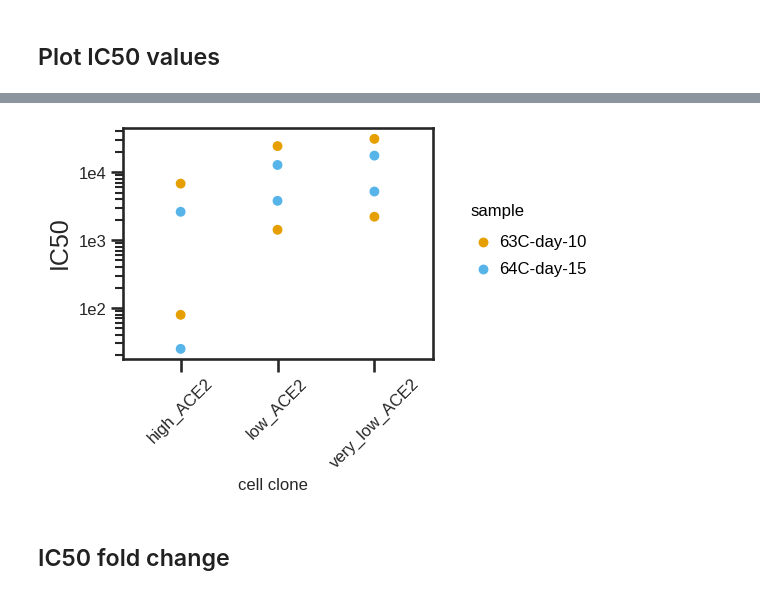
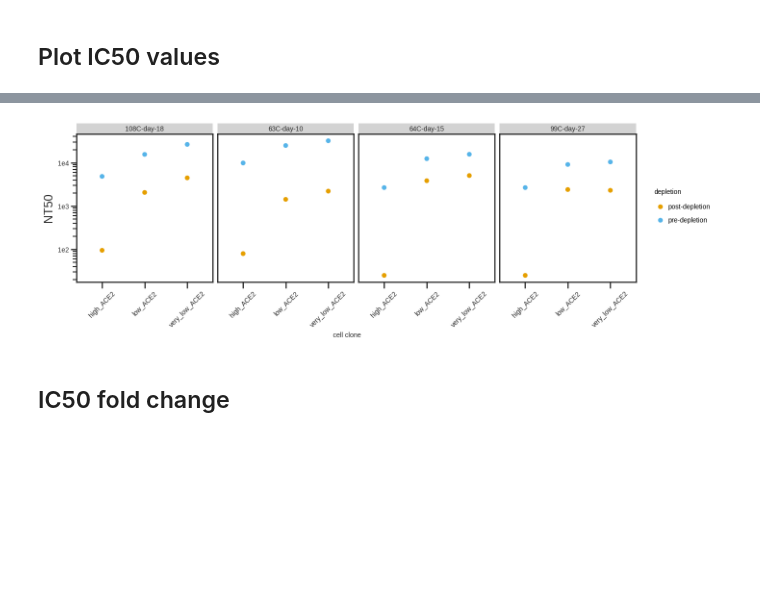
Before and after one commit to jbloomlab/Ace2_expression_neuts, a Jupyter notebook: virus_neutralization.ipynb, the cells around one changed output, grey strips where cells are left out. Cells and saved outputs as stored; diff of their text form; code cells hidden in the pictures; blank space fills up the shorter version.

```diff
--- a/virus_neutralization.ipynb
+++ b/virus_neutralization.ipynb
@@ -70,7 +72,7 @@ sample_information
 frac_infect_combined = list()
 
 for cells in frac_infect:
-    fits = neutcurve.CurveFits(cells, fixbottom= False,fixtop = False)
+    fits = neutcurve.CurveFits(cells, fixbottom= False)
     frac_infect_combined.append(fits)
 # %%
 fitparams_combined = pd.DataFrame() # create empty data frame
@@ -135,23 +144,24 @@ _ = IC50.draw()
 # %%
-IC50 = (ggplot(fitparams_combined, aes(x='cells', y='NT50', colour='sample')) +
+NT50 = (ggplot(fitparams_combined, aes(x='cells', y='NT50', colour='depletion')) +
               geom_point(size=3) +
-             theme(figure_size=(4,1.5*df['serum'].nunique()),
-                   axis_text=element_text(size=12),
-                   axis_text_x=element_text(size=12, angle= 45),
-                   legend_text=element_text(size=12),
-                   legend_title=element_text(size=12),
-                   axis_title_x=element_text(size=12),
-                   strip_text = element_text(size=12)
+             theme(figure_size=(15,1*df['serum'].nunique()),
+                   axis_text=element_text(size=10),
+                   axis_text_x=element_text(size=10, angle= 45),
+                   legend_text=element_text(size=10),
+                   legend_title=element_text(size=10),
+                   axis_title_x=element_text(size=10),
+                   strip_text = element_text(size=10)
                   ) +
-              scale_y_log10(name='IC50') +
+              facet_wrap('sample', ncol = 4)+
+              scale_y_log10(name='NT50') +
               xlab('cell clone') +
              scale_color_manual(values=CBPALETTE[1:])
                  )
 
-_ = IC50.draw()
-# IC50.save(f'./{resultsdir}/IC50.pdf')
+_ = NT50.draw()
+# NT50.save(f'./{resultsdir}/IC50.pdf')
 # %% [output]
-[figure, old version]
+[figure, new version]
 # %% [markdown]
 ## IC50 fold change
 # %%
```
Also changed, not shown: parts of 17 cells of this notebook, 22 other files.
